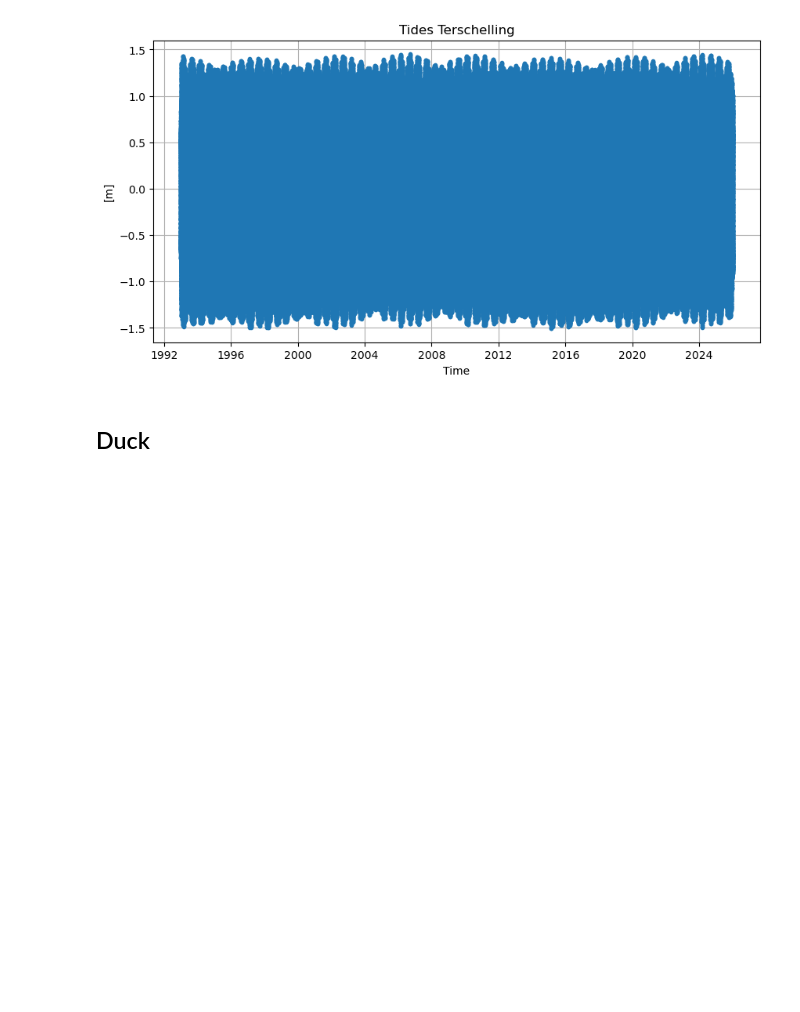
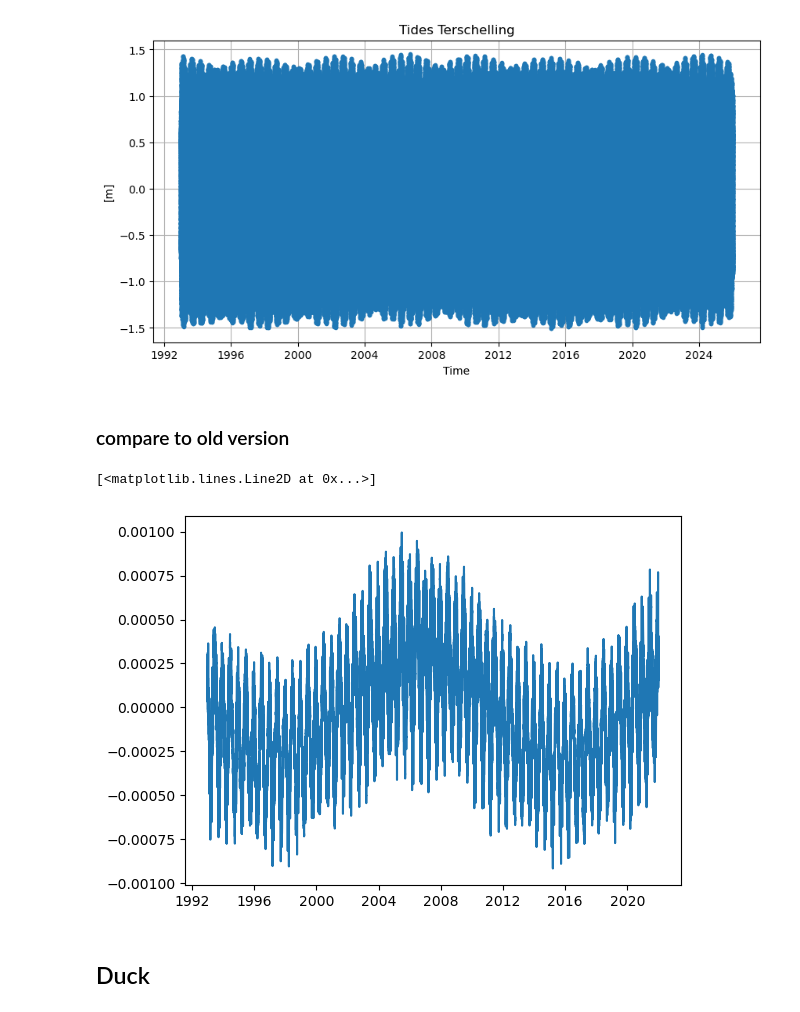
Before and after one commit to 3enedix/P2-DEM-from-RS-code, a Jupyter notebook: 01_tides.ipynb, the cells around one changed output. Cells and saved outputs as stored; diff of their text form; code cells hidden in the pictures; blank space fills up the shorter version.

```diff
--- a/01_tides.ipynb
+++ b/01_tides.ipynb
@@ -116,6 +116,20 @@ ax.set_title('Tides Terschelling')
 ax.grid()
 # %% [output]
 [figure]
+# %% [markdown]
+### compare to old version
+# %%
+path = '/media/bene/Seagate/PhD-data/3_ocean_tide_models/'
+fn = 'tidal_correction_10minutes.csv'
+old_corr = pd.read_csv(path+fn, index_col='date', parse_dates=['date'])
+# %%
+diff = corr_ters['corr_eot[m]'] - old_corr['corr_eot[cm]']/100
+
+fig, ax = plt.subplots()
+ax.plot(diff)
+# %% [output]
+[<matplotlib.lines.Line2D at 0x...>]
+[figure, added]
 # %% [markdown]
 ## Duck
 # %%
```
Also changed, not shown: parts of 3 cells of this notebook.
